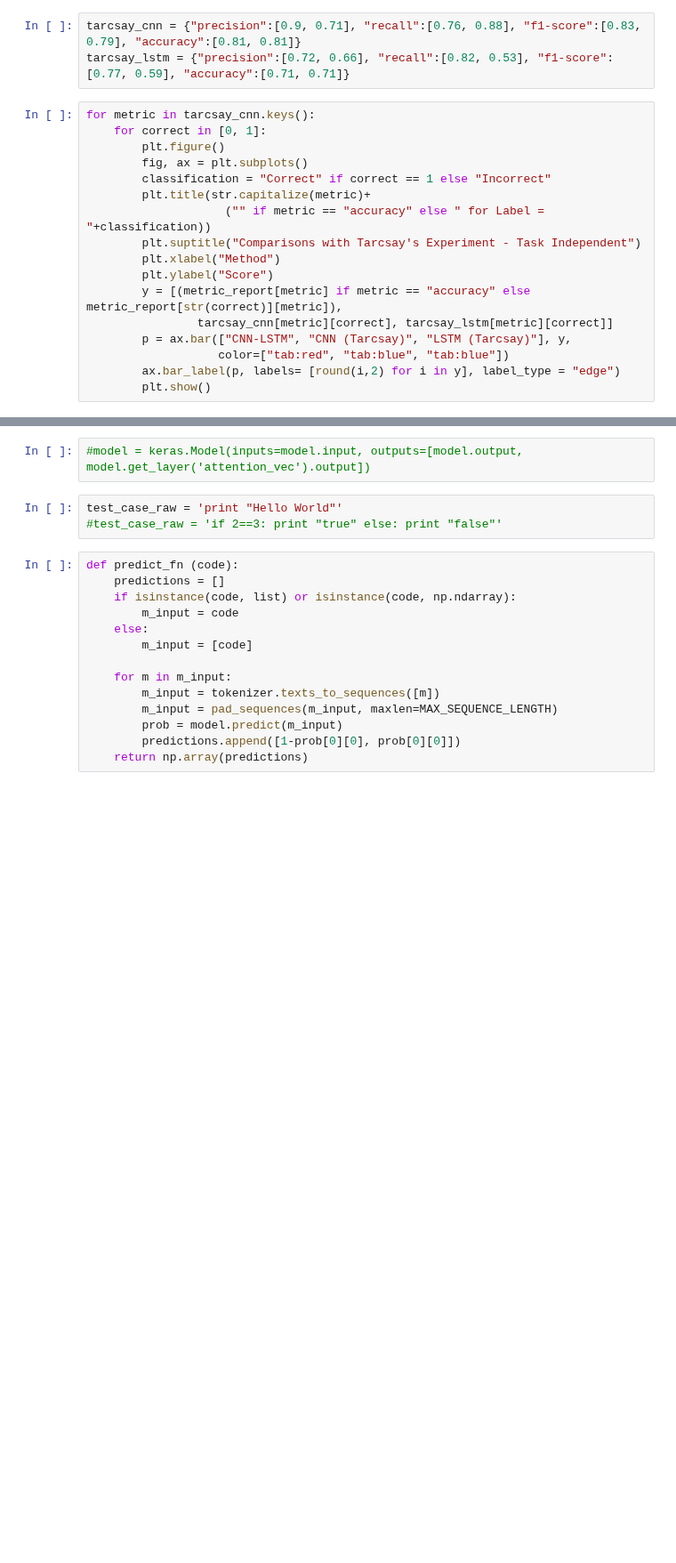
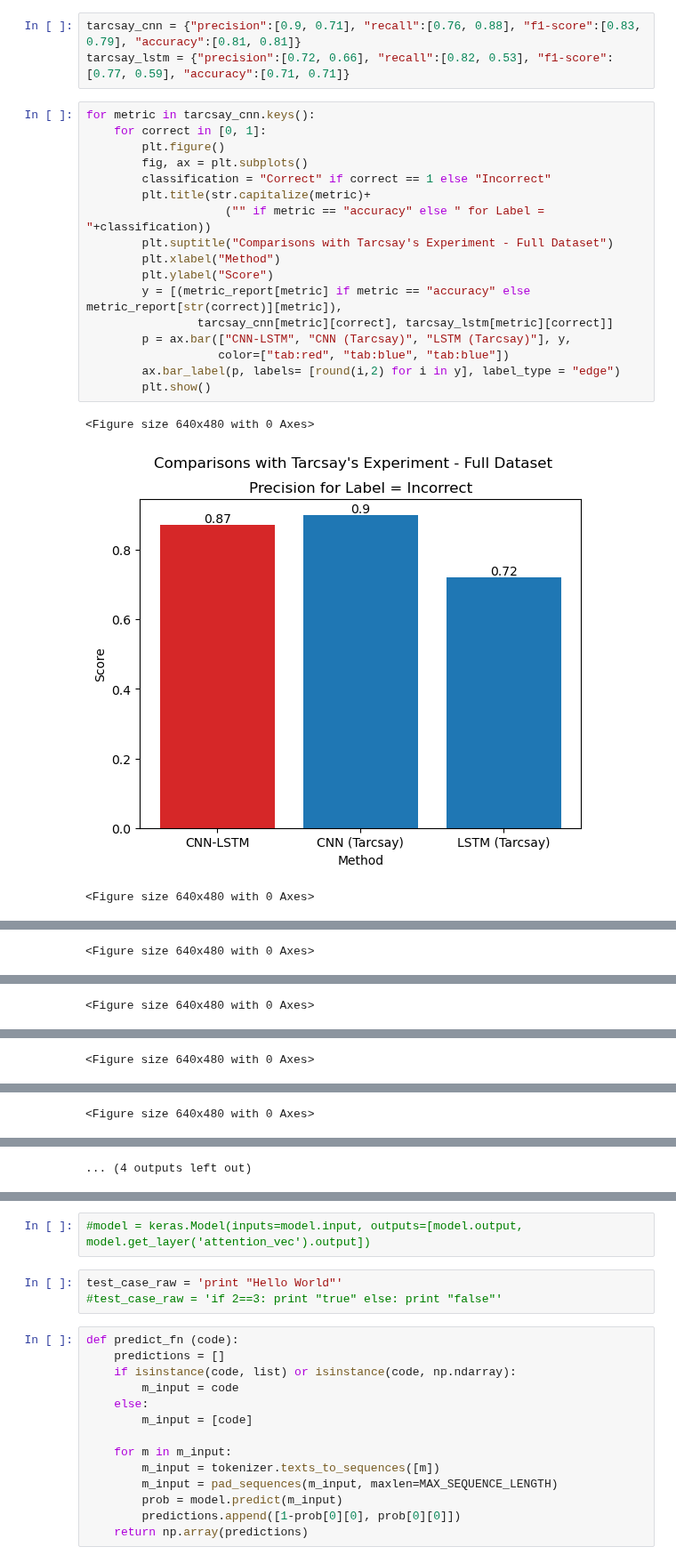
Before and after one commit to spindive/mrp_files, a Jupyter notebook: mrp_model.ipynb, the cells around one changed output, grey strips where cells are left out. Shown at 89% size. Saved outputs shown, nothing was run; the diff lists cells and outputs as text; blank space fills up the shorter version.

Commit message:
updated with graphs for comparison

```diff
--- a/mrp_model.ipynb
+++ b/mrp_model.ipynb
@@ -274,17 +269,21 @@ tarcsay_lstm = {"precision":[0.72, 0.66], "recall":[0.82, 0.53], "f1-score":[0.7
 # %%
 for metric in tarcsay_cnn.keys():
     for correct in [0, 1]:
         plt.figure()
         fig, ax = plt.subplots()
         classification = "Correct" if correct == 1 else "Incorrect"
         plt.title(str.capitalize(metric)+
                     ("" if metric == "accuracy" else " for Label = "+classification))
-        plt.suptitle("Comparisons with Tarcsay's Experiment - Task Independent")
+        plt.suptitle("Comparisons with Tarcsay's Experiment - Full Dataset")
         plt.xlabel("Method")
         plt.ylabel("Score")
         y = [(metric_report[metric] if metric == "accuracy" else metric_report[str(correct)][metric]),
                 tarcsay_cnn[metric][correct], tarcsay_lstm[metric][correct]]
         p = ax.bar(["CNN-LSTM", "CNN (Tarcsay)", "LSTM (Tarcsay)"], y,
                    color=["tab:red", "tab:blue", "tab:blue"])
         ax.bar_label(p, labels= [round(i,2) for i in y], label_type = "edge")
         plt.show()
+# %% [output]
+<Figure size 640x480 with 0 Axes>
+[figure, added]
+<Figure size 640x480 with 0 Axes>
@@ -290,0 +291 @@ for metric in tarcsay_cnn.keys():
+<Figure size 640x480 with 0 Axes>
@@ -290,0 +293 @@ for metric in tarcsay_cnn.keys():
+<Figure size 640x480 with 0 Axes>
@@ -290,0 +295 @@ for metric in tarcsay_cnn.keys():
+<Figure size 640x480 with 0 Axes>
@@ -290,0 +297 @@ for metric in tarcsay_cnn.keys():
+<Figure size 640x480 with 0 Axes>
@@ -291,3 +299,4 @@ for metric in tarcsay_cnn.keys():
+... (4 outputs left out)
 # %%
 print(confusion_matrix(Y_test, Y_pred))
 # %% [output]
```
Also changed, not shown: parts of 14 cells of this notebook, 5 other files.
